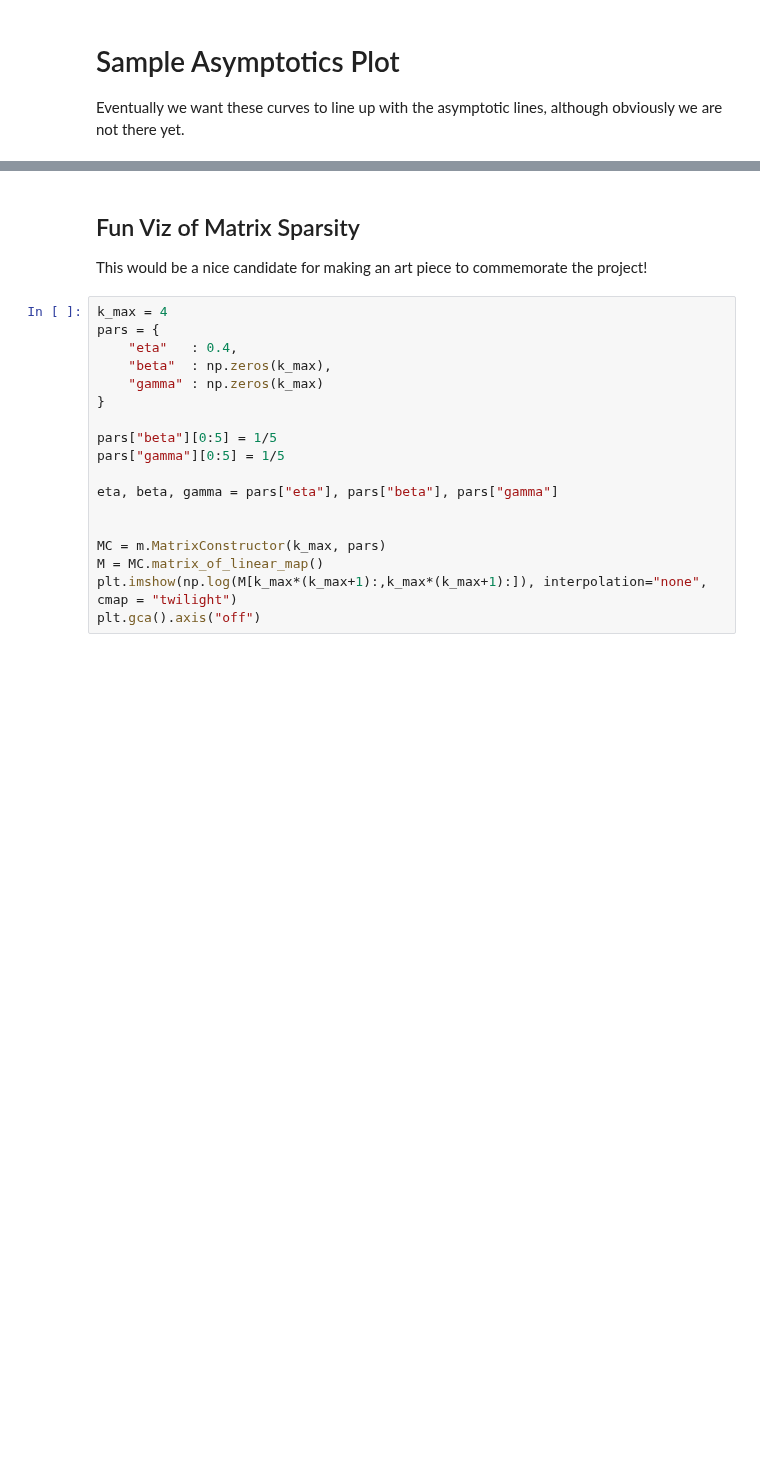
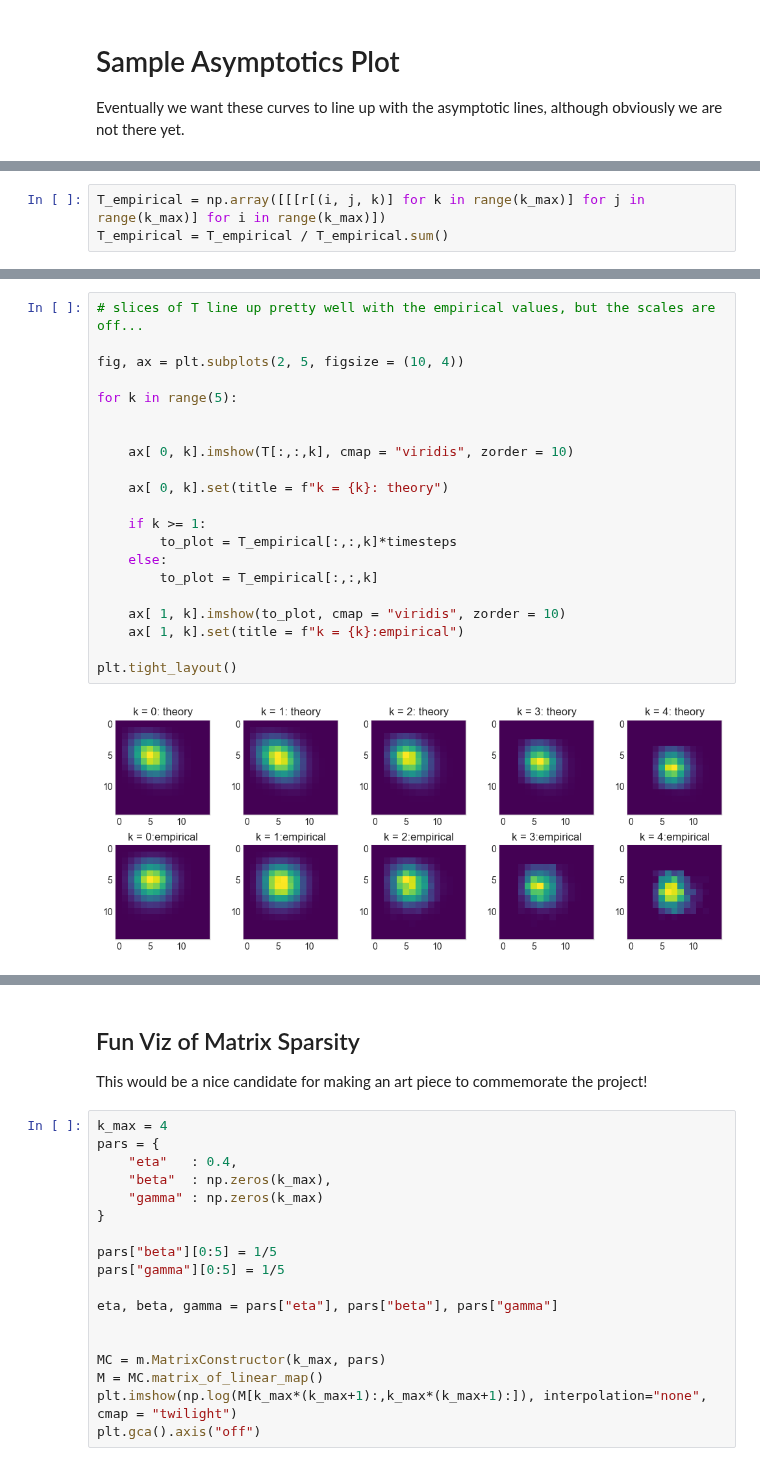
Before and after one commit to hexie1995/HyperGraph, a Jupyter notebook: code/analytic-intersections.ipynb, the cells around one changed output, grey strips where cells are left out. Drawn from its saved outputs; the diff is of its cells as text; blank space fills up the shorter version.

```diff
--- a/code/analytic-intersections.ipynb
+++ b/code/analytic-intersections.ipynb
@@ -166,0 +179,3 @@ ax.set(xlim = (100, timesteps), ylim = (None, 5), xlabel = r"Timestep $t$", ylab
+# %%
+T_empirical = np.array([[[r[(i, j, k)] for k in range(k_max)] for j in range(k_max)] for i in range(k_max)])
+T_empirical = T_empirical / T_empirical.sum()
@@ -166,0 +195,23 @@ ax.set(xlim = (100, timesteps), ylim = (None, 5), xlabel = r"Timestep $t$", ylab
+# %%
+# slices of T line up pretty well with the empirical values, but the scales are off...
+
+fig, ax = plt.subplots(2, 5, figsize = (10, 4))
+
+for k in range(5):
+
+
+    ax[ 0, k].imshow(T[:,:,k], cmap = "viridis", zorder = 10)
+
+    ax[ 0, k].set(title = f"k = {k}: theory")
+
+    if k >= 1:
+        to_plot = T_empirical[:,:,k]*timesteps
+    else:
+        to_plot = T_empirical[:,:,k]
+
+    ax[ 1, k].imshow(to_plot, cmap = "viridis", zorder = 10)
+    ax[ 1, k].set(title = f"k = {k}:empirical")
+
+plt.tight_layout()
+# %% [output]
+[figure, added]
```
Also changed, not shown: parts of 20 cells of this notebook, 1 other file.
